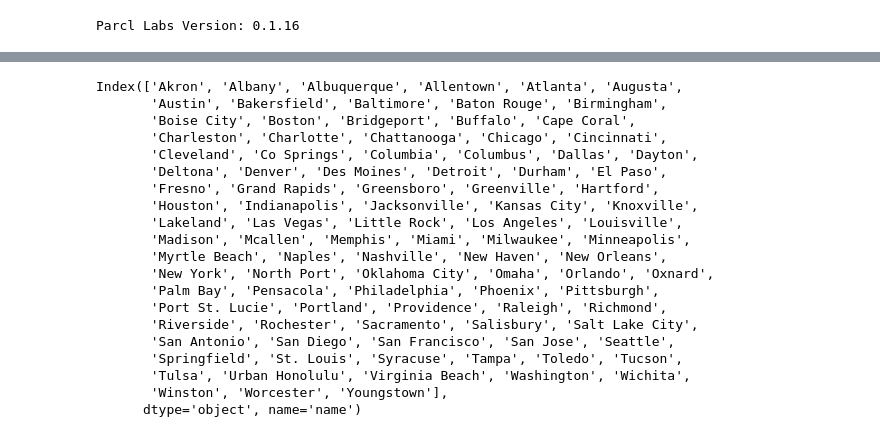
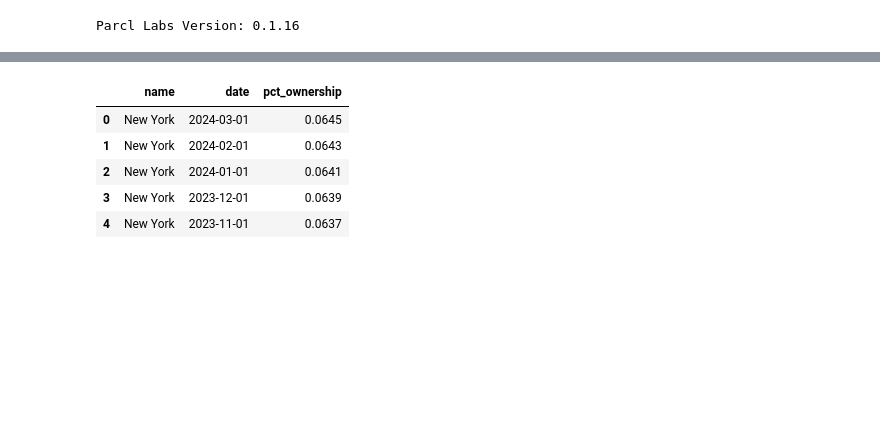
Before and after one commit to ParclLabs/parcllabs-cookbook, a Jupyter notebook: python/table_of_investor_concentration.ipynb, the cells around one changed output, grey strips where cells are left out. Drawn from its saved outputs; the diff is of its cells as text; code cells hidden in the pictures; blank space fills up the shorter version.

Commit message:
formatting of notebooks

```diff
--- a/python/table_of_investor_concentration.ipynb
+++ b/python/table_of_investor_concentration.ipynb
@@ -107,34 +107,23 @@ out.head()
+# %%
+# we clean the names of the metros for better display. We define a function to do this
+def format_names(nme):
+    # add special case for Portland, ME
+    metro = nme.replace('Portland-South Portland, Me', 'Portland Maine')
+    metro = metro.split(',')[0].split('-')[0].strip()
+    metro = metro.split('/')[0].strip()
+    return metro
+
+out['name'] = out['name'].apply(lambda x: format_names(x))
+out.head(5)
+# %% [output]
+|  | name | date | pct_ownership |
+| 0 | New York | 2024-03-01 | 0.0645 |
+| 1 | New York | 2024-02-01 | 0.0643 |
+| 2 | New York | 2024-01-01 | 0.0641 |
+| 3 | New York | 2023-12-01 | 0.0639 |
+| 4 | New York | 2023-11-01 | 0.0637 |
 # %%
-def format_names(nme):
-    state = nme.split(',')[-1].strip()
-    metro = nme.split(',')[0].split('-')[0].strip()
-    metro = metro.split('/')[0].strip()
-    return metro.replace('Colorado', 'Co')
-    # return f"{metro}, {state}"
 
-out['name'] = out['name'].apply(lambda x: format_names(x))
-
+# we pivot the data for easy charting
 charting_data = out.pivot_table(values='pct_ownership', index='name', columns='date')
-charting_data.index
-# %% [output]
-Index(['Akron', 'Albany', 'Albuquerque', 'Allentown', 'Atlanta', 'Augusta',
-       'Austin', 'Bakersfield', 'Baltimore', 'Baton Rouge', 'Birmingham',
-       'Boise City', 'Boston', 'Bridgeport', 'Buffalo', 'Cape Coral',
-       'Charleston', 'Charlotte', 'Chattanooga', 'Chicago', 'Cincinnati',
-       'Cleveland', 'Co Springs', 'Columbia', 'Columbus', 'Dallas', 'Dayton',
-       'Deltona', 'Denver', 'Des Moines', 'Detroit', 'Durham', 'El Paso',
-       'Fresno', 'Grand Rapids', 'Greensboro', 'Greenville', 'Hartford',
-       'Houston', 'Indianapolis', 'Jacksonville', 'Kansas City', 'Knoxville',
-       'Lakeland', 'Las Vegas', 'Little Rock', 'Los Angeles', 'Louisville',
-       'Madison', 'Mcallen', 'Memphis', 'Miami', 'Milwaukee', 'Minneapolis',
-       'Myrtle Beach', 'Naples', 'Nashville', 'New Haven', 'New Orleans',
-       'New York', 'North Port', 'Oklahoma City', 'Omaha', 'Orlando', 'Oxnard',
-       'Palm Bay', 'Pensacola', 'Philadelphia', 'Phoenix', 'Pittsburgh',
-       'Port St. Lucie', 'Portland', 'Providence', 'Raleigh', 'Richmond',
-       'Riverside', 'Rochester', 'Sacramento', 'Salisbury', 'Salt Lake City',
-       'San Antonio', 'San Diego', 'San Francisco', 'San Jose', 'Seattle',
-       'Springfield', 'St. Louis', 'Syracuse', 'Tampa', 'Toledo', 'Tucson',
-       'Tulsa', 'Urban Honolulu', 'Virginia Beach', 'Washington', 'Wichita',
-       'Winston', 'Worcester', 'Youngstown'],
-      dtype='object', name='name')
 # %%
```
Also changed, not shown: parts of 9 cells of this notebook, 1 other file.
